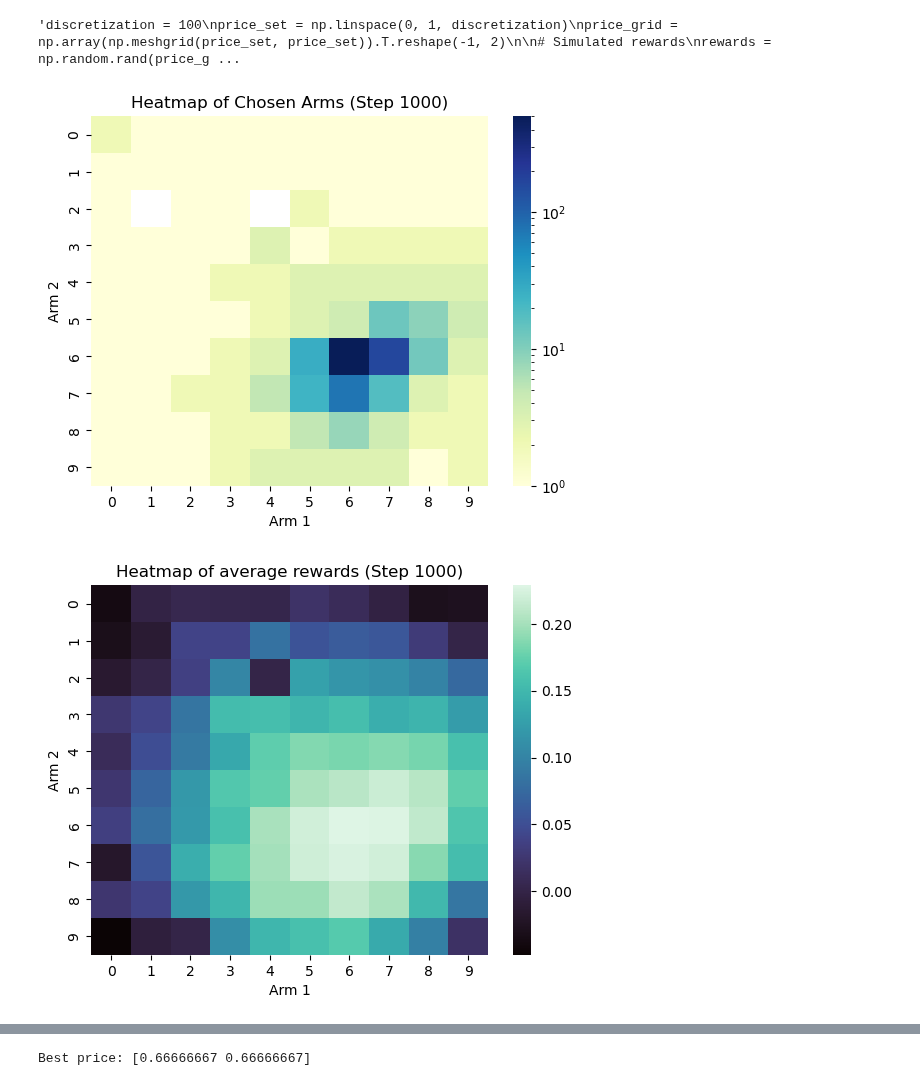
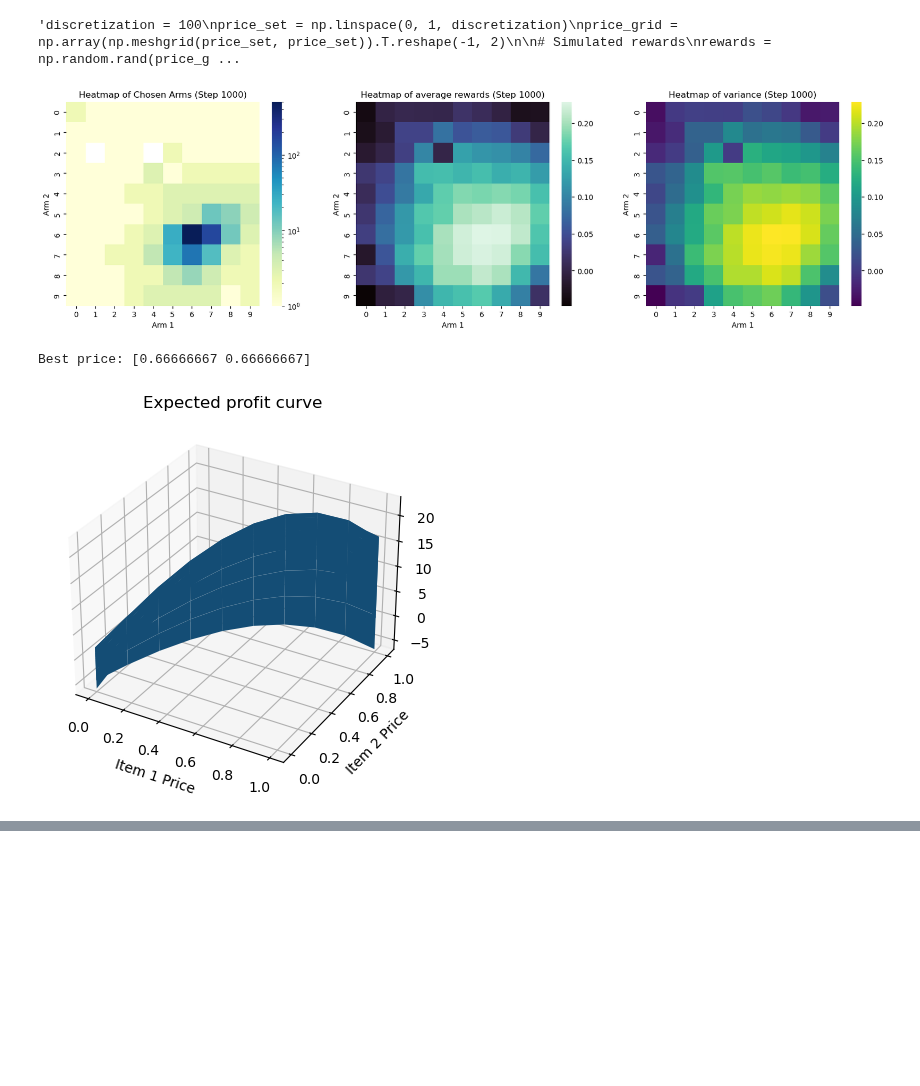
Before and after one commit to giulio8/OLA_project, a Jupyter notebook: Multiple_products_pricing.ipynb, the cells around one changed output, grey strips where cells are left out. Cells and saved outputs as stored; diff of their text form; code cells hidden in the pictures; blank space fills up the shorter version.

```diff
--- a/Multiple_products_pricing.ipynb
+++ b/Multiple_products_pricing.ipynb
@@ -726,46 +726,47 @@ for t in range(T):
     heatmap_mu[idx_p1, idx_p2] = agent.mu_t[agent.a_t]
     heatmap_sigma[idx_p1, idx_p2] = agent.sigma_t[agent.a_t]
 
     # Update the heatmap every 10 time steps
     if (t + 1) % 10 == 0:
         clear_output(wait=True)
-        sns.heatmap(heatmap_pulls, cmap="YlGnBu", norm=LogNorm())
-        plt.xlabel("Arm 1")
-        plt.ylabel("Arm 2")
-        plt.title(f"Heatmap of Chosen Arms (Step {t+1})")
-        plt.show()
-        sns.heatmap(heatmap_mu, cmap="mako")
-        plt.xlabel("Arm 1")
-        plt.ylabel("Arm 2")
-        plt.title(f"Heatmap of average rewards (Step {t+1})")
-        plt.show()
-        sns.heatmap(heatmap_mu, cmap="viridis")
-        plt.xlabel("Arm 1")
-        plt.ylabel("Arm 2")
-        plt.title(f"Heatmap of variance (Step {t+1})")
+        fig, axes = plt.subplots(1, 3, figsize=(20, 5))
+        axes = axes.flatten()
+        sns.heatmap(heatmap_pulls, ax=axes[0], cmap="YlGnBu", norm=LogNorm())
+        axes[0].set_xlabel("Arm 1")
+        axes[0].set_title(f"Heatmap of Chosen Arms (Step {t+1})")
+        axes[0].set_ylabel("Arm 2")
+        sns.heatmap(heatmap_mu, ax=axes[1], cmap="mako")
+        axes[1].set_xlabel("Arm 1")
+        axes[1].set_ylabel("Arm 2")
+        axes[1].set_title(f"Heatmap of average rewards (Step {t+1})")
+        sns.heatmap(heatmap_mu, ax=axes[2], cmap="viridis")
+        axes[2].set_xlabel("Arm 1")
+        axes[2].set_ylabel("Arm 2")
+        axes[2].set_title(f"Heatmap of variance (Step {t+1})")
         plt.show()
 
 print(f'Best price: {best_price}')
 fig = plt.figure()
 ax = fig.add_subplot(111, projection='3d')
 ax.plot_surface(price_set, price_set, profit_curve, label='Expected Profit Curve')
 ax.set_xlabel('Item 1 Price')
 ax.set_ylabel('Item 2 Price')
 ax.set_zlabel('Profit')
 plt.title("Expected profit curve")
 plt.show()
 
 
 ax = plt.figure()
 plt.plot(agent_rewards)
 plt.plot(expected_clairvoyant_rewards, label='Clairvoyant')
 plt.title('Agent Rewards')
 plt.xlabel('Time')
 plt.ylabel('Reward')
 plt.legend()
 plt.show()
 
 cumulative_regret = np.cumsum(expected_clairvoyant_rewards-agent_rewards)
 # %% [output]
-[figure, old version]
+[figure, new version]
+Best price: [0.66666667 0.66666667]
-[figure, old version]
+[figure, new version]
@@ -773 +773,0 @@ cumulative_regret = np.cumsum(expected_clairvoyant_rewards-agent_rewards)
-Best price: [0.66666667 0.66666667]
```
Also changed, not shown: parts of 3 cells of this notebook, 2 other files.
